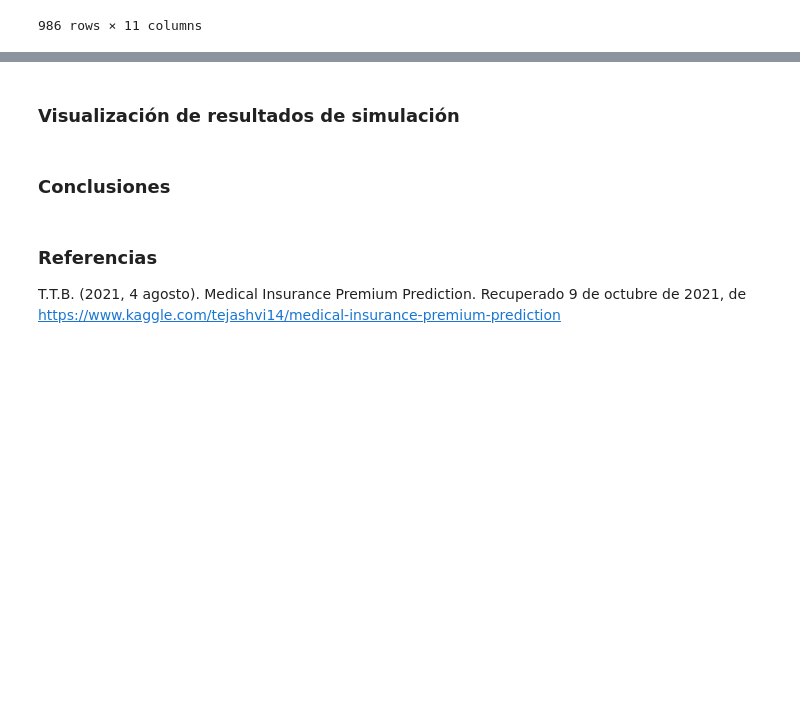
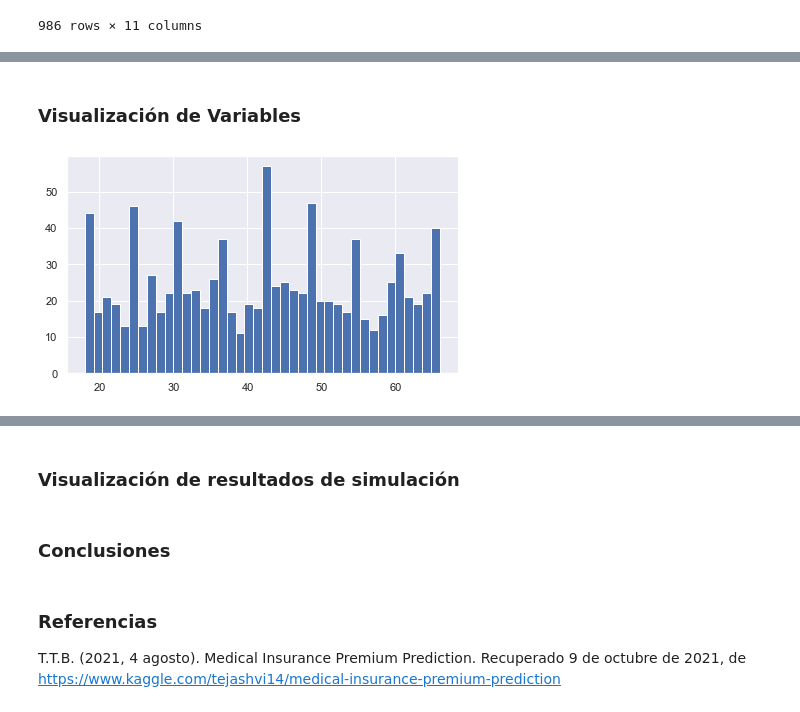
Before and after one commit to Tania-Bell/Proyecto_Modulo1, a Jupyter notebook: Proyecto_BellT_FloresA.ipynb, the cells around one changed output, grey strips where cells are left out. Saved outputs shown, nothing was run; the diff lists cells and outputs as text; code cells hidden in the pictures; blank space fills up the shorter version.

```diff
--- a/Proyecto_BellT_FloresA.ipynb
+++ b/Proyecto_BellT_FloresA.ipynb
@@ -84,0 +96,7 @@ data
+# %% [markdown]
+### Visualización de Variables
+# %%
+plt.figure(figsize=(7,4))
+plt.hist(data['Age'], bins = 40);
+# %% [output]
+[figure, added]
```
Also changed, not shown: parts of 7 cells of this notebook, 2 other files.
